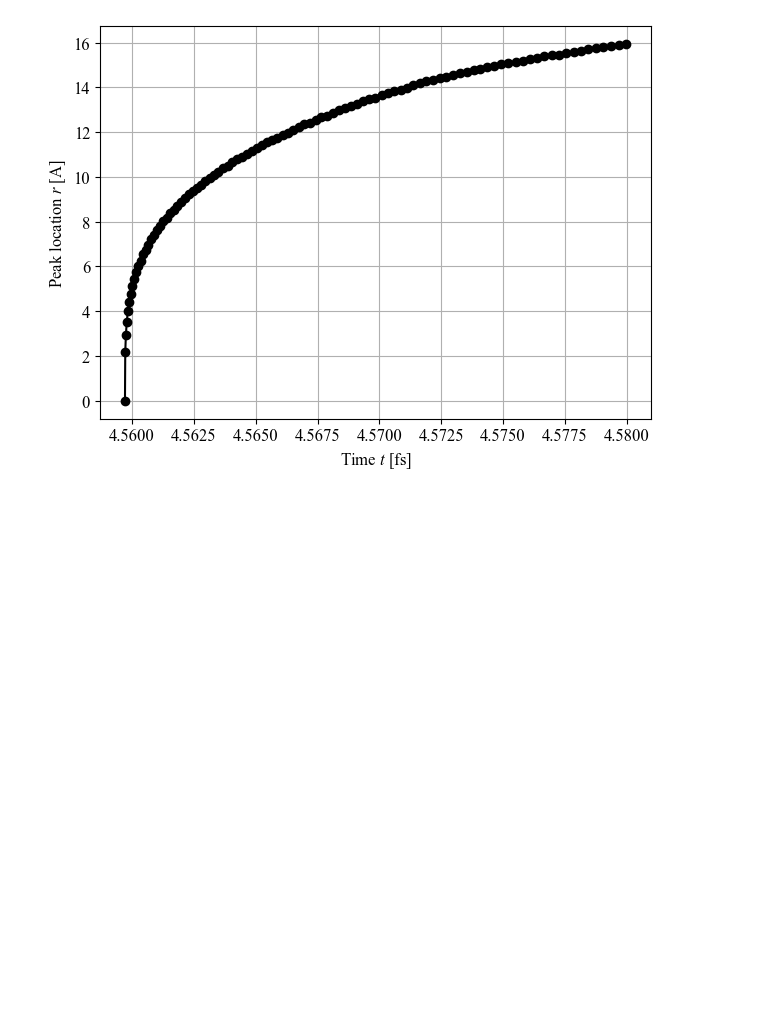
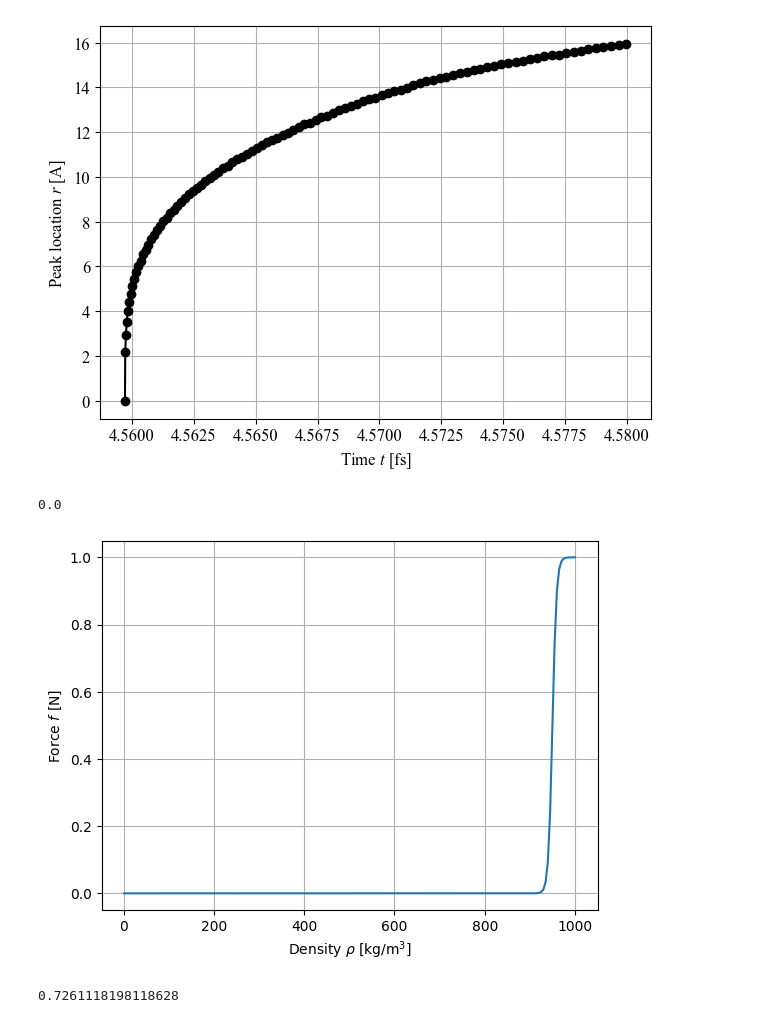
Before and after one commit to Sho-Bob/1D_spherical, a Jupyter notebook: Python_code/data/plot.ipynb, the cells around one changed output. Drawn from its saved outputs; the diff is of its cells as text; code cells hidden in the pictures; blank space fills up the shorter version.

```diff
--- a/Python_code/data/plot.ipynb
+++ b/Python_code/data/plot.ipynb
@@ -159,3 +159,30 @@ reading NS_pr_restart_98000.npz
 [figure]
 [figure]
 [figure]
+# %%
+r = np.linspace(1.0,1000.0,200)
+r_low = 100.0
+r_high = 1000.0
+r_middle =950.0#(r_low + r_high)/2.0
+r_norm = (r - r_low)/(r_high - r_low)
+r_norm_middle = (r_middle - r_low)/(r_high - r_low)
+force = 0.5*(1.0+np.tanh((r_norm - r_norm_middle)/0.01))
+print(force[0])
+plt.plot(r,force)
+plt.xlabel(r'Density $\rho$ [kg/m$^3$]')
+plt.ylabel(r'Force $f$ [N]')
+plt.grid(True)
+plt.show()
+# %% [output]
+0.0
+[figure, added]
+# %%
+R = 8.31446261815324
+T = 298.15
+M = 18.0e-3
+R_gas = R/M
+p = 1e5
+rho = p/R_gas/T
+print(rho)
+# %% [output]
+0.7261118198118628
```
Also changed, not shown: 3 other files.
